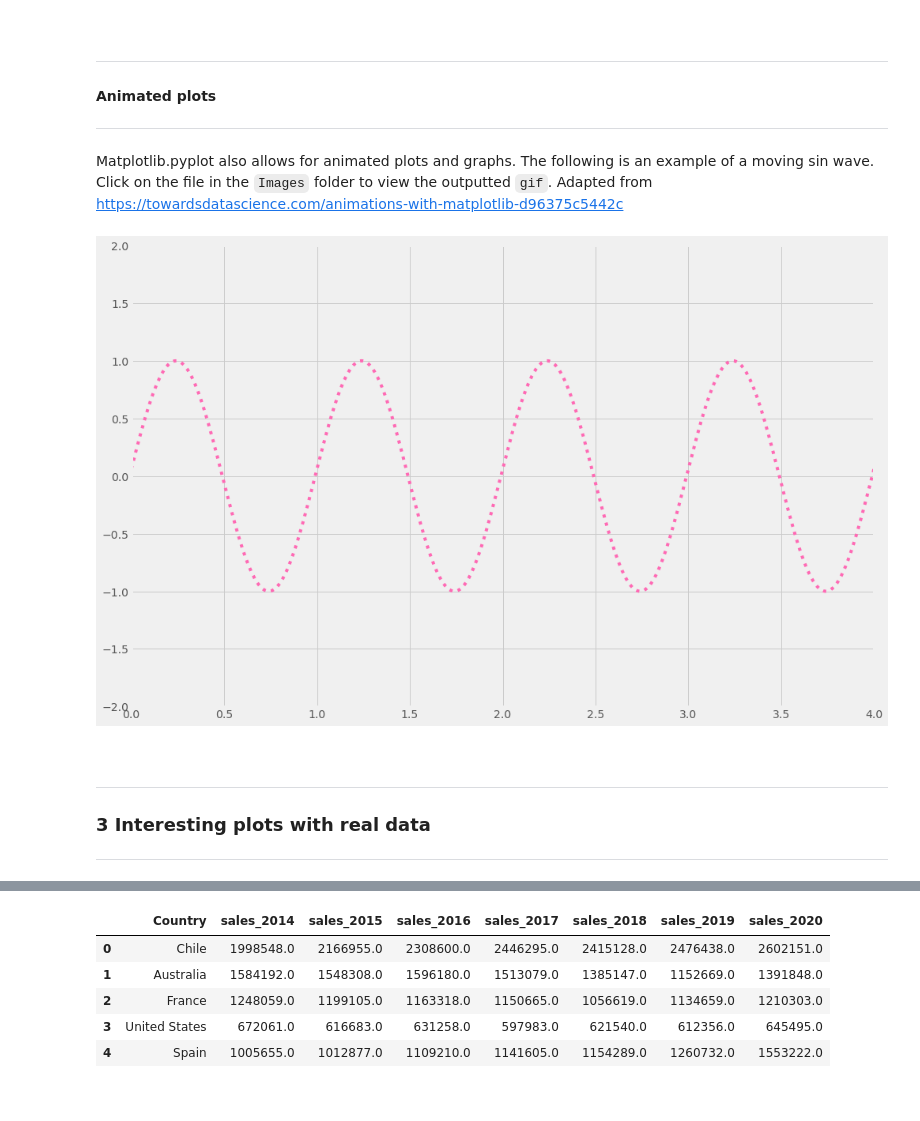
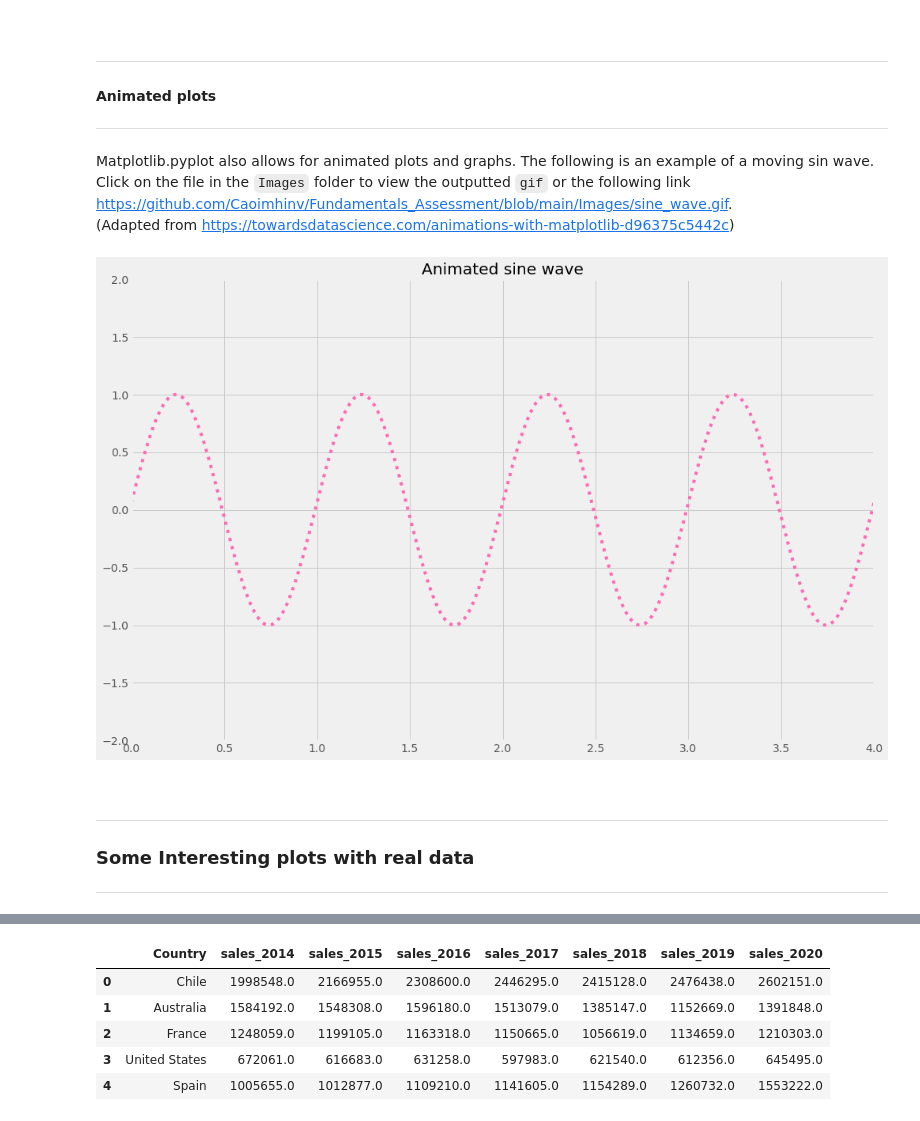
Before and after one commit to Caoimhinv/Fundamentals_Assessment, a Jupyter notebook: pyplot.ipynb, the cells around one changed output, grey strips where cells are left out. Cells and saved outputs as stored; diff of their text form; code cells hidden in the pictures.

```diff
--- a/pyplot.ipynb
+++ b/pyplot.ipynb
@@ -290,40 +290,43 @@ fig.tight_layout();
 
 ---
 # %% [markdown]
-Matplotlib.pyplot also allows for animated plots and graphs. The following is an example of a moving sin wave. Click on the file in the `Images` folder to view the outputted `gif`. Adapted from https://towardsdatascience.com/animations-with-matplotlib-d96375c5442c
+Matplotlib.pyplot also allows for animated plots and graphs. The following is an example of a moving sin wave. Click on the file in the `Images` folder to view the outputted `gif` or the following link https://github.com/Caoimhinv/Fundamentals_Assessment/blob/main/Images/sine_wave.gif.
+(Adapted from https://towardsdatascience.com/animations-with-matplotlib-d96375c5442c)
 # %%
 # create the figure
 fig = plt.figure(figsize=(15, 10))
 
 # create the axes
 ax = plt.axes(xlim=(0, 4), ylim=(-2, 2))
 
 # create the line
 line, = ax.plot([], [], lw=4, ls=':', color='hotpink')
 
 # functions for data
 def init():
     line.set_data([], [])
     return line,
 def animate(i):
     x = np.linspace(0, 4, 1000)
     y = np.sin(2 * np.pi * (x - 0.01 * i))
     line.set_data(x, y)
     return line,
 
 # create the animation
 anim = FuncAnimation(fig, animate, init_func=init, frames=200, interval=20, blit=True)
 
+plt.title("Animated sine wave")
+
 # save to file
 anim.save('Images/sine_wave.gif', writer='imagemagick')
 # %% [output]
-[figure, old version]
+[figure, new version]
 # %% [markdown]
 <br>
 
 ---
 
-### 3 Interesting plots with real data
+### Some Interesting plots with real data
 
 ---
 # %% [markdown]
```
Also changed, not shown: parts of 9 cells of this notebook, 8 other files.
